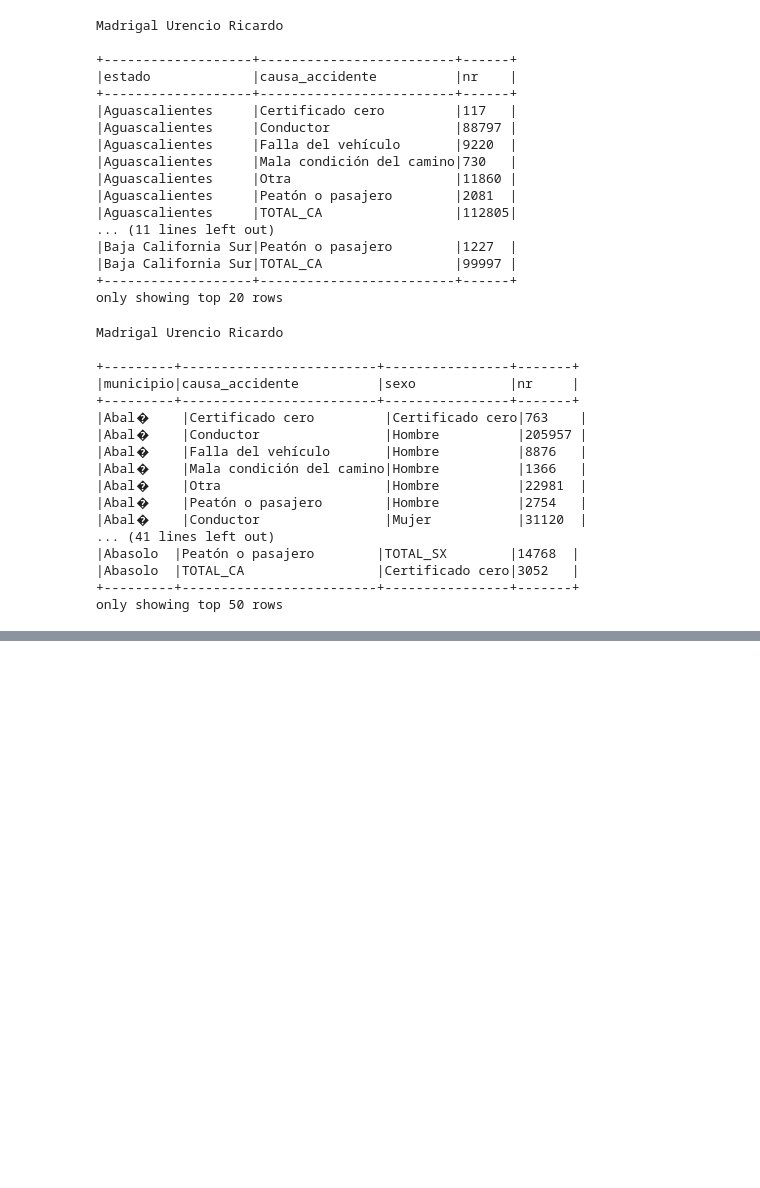
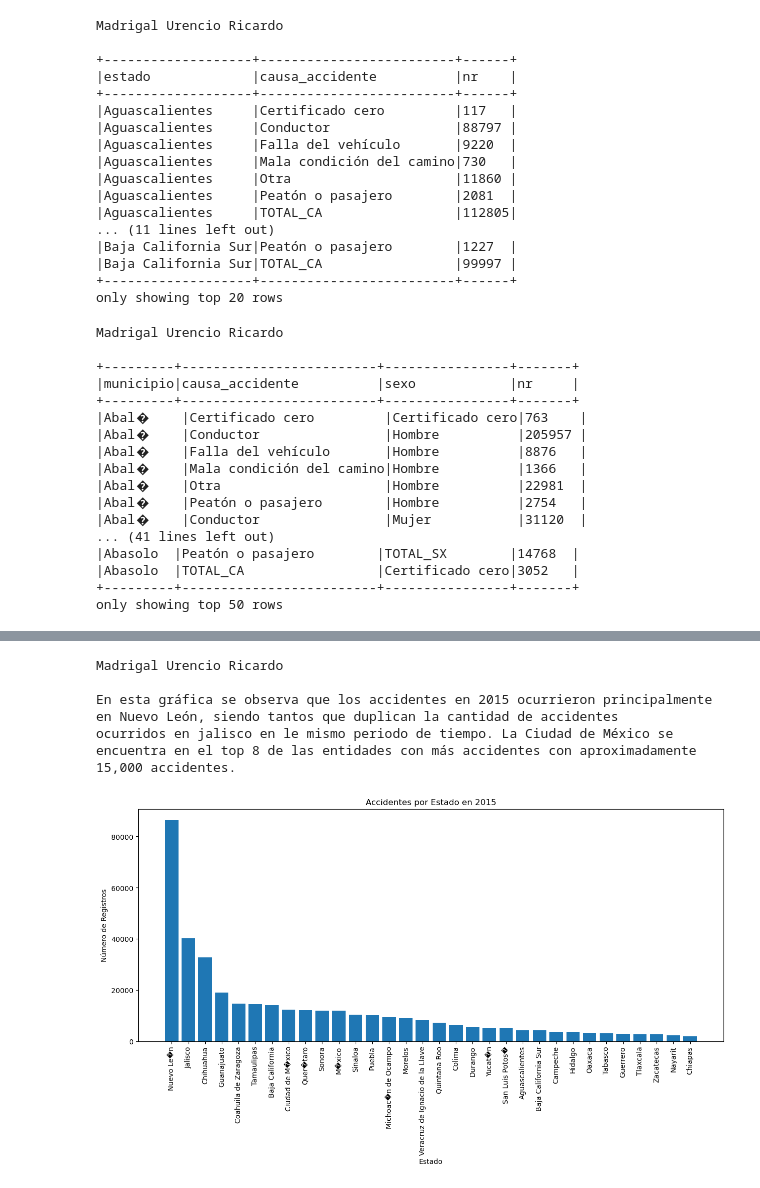
Before and after one commit to Madris1402/Analisis_de_Macrodatos_2025-I, a Jupyter notebook: Proyecto Final/Proyecto_Final.ipynb, the cells around one changed output, grey strips where cells are left out. Cells and saved outputs as stored; diff of their text form; code cells hidden in the pictures; blank space fills up the shorter version.

```diff
--- a/Proyecto Final/Proyecto_Final.ipynb
+++ b/Proyecto Final/Proyecto_Final.ipynb
@@ -612,8 +646,39 @@ print(nombre)
 # %%
 #Visualizacion de Datos
 # %%
-#1
+#Accidentes por Estado en 2015
 print(nombre)
+
+sqlstr = """
+select YEAR(FECHA) anio, e.NOM_ENT estado, count(*) nr
+from atus a
+left join estados e
+on(a.ID_ENTIDAD = e.CVE_ENT)
+where(YEAR(FECHA) = 2015)
+group by e.NOM_ENT, YEAR(FECHA)
+order by nr desc
+"""
+
+dfh = spark.sql(sqlstr).toPandas()
+
+plt.figure(figsize=(15,6))
+plt.bar(dfh['estado'], dfh['nr'])
+
+plt.xlabel('Estado')
+plt.ylabel('Número de Registros')
+plt.title('Accidentes por Estado en 2015')
+plt.xticks(rotation = 90)
+
+print("""En esta gráfica se observa que los accidentes en 2015 ocurrieron principalmente en Nuevo León, siendo tantos que duplican la cantidad de accidentes
+ocurridos en jalisco en le mismo periodo de tiempo. La Ciudad de México se encuentra en el top 8 de las entidades con más accidentes con aproximadamente
+15,000 accidentes.\n""")
+# %% [output]
+Madrigal Urencio Ricardo
+
+En esta gráfica se observa que los accidentes en 2015 ocurrieron principalmente en Nuevo León, siendo tantos que duplican la cantidad de accidentes
+ocurridos en jalisco en le mismo periodo de tiempo. La Ciudad de México se encuentra en el top 8 de las entidades con más accidentes con aproximadamente
+15,000 accidentes.
+[figure, added]
 # %%
 #2
 print(nombre)
```
Also changed, not shown: parts of 6 cells of this notebook.
